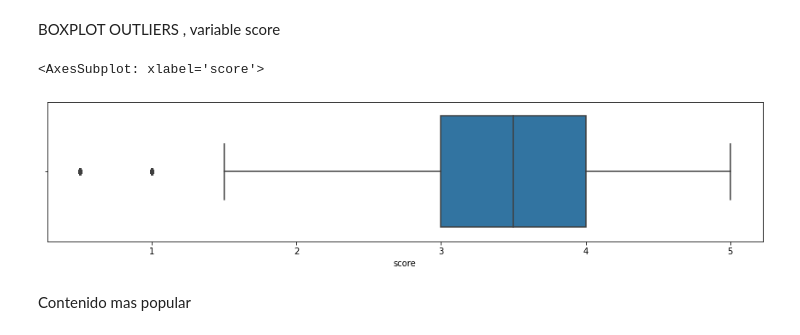
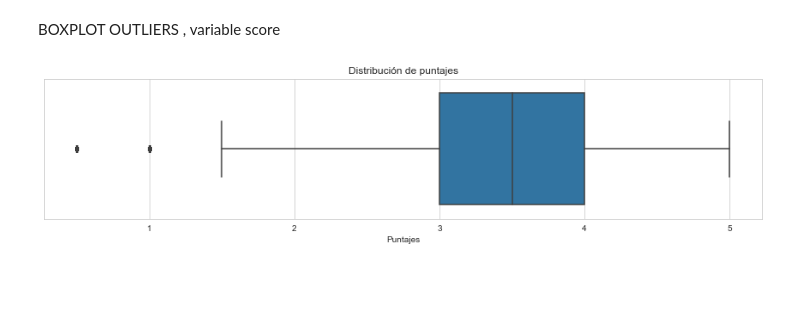
Before and after one commit to gonzalocba/MLops_Streaming, a Jupyter notebook: EDA_final.ipynb, the cells around one changed output. Drawn from its saved outputs; the diff is of its cells as text; code cells hidden in the pictures; blank space fills up the shorter version.

```diff
--- a/EDA_final.ipynb
+++ b/EDA_final.ipynb
@@ -104,0 +90,7 @@ The palette list has fewer values (3) than needed (10) and will cycle, which may
+# %%
+sns.set_style("whitegrid")
+g = sns.pairplot(plataformas_df, hue="score", palette="colorblind")
+g.fig.suptitle("Relación entre plataformas y puntajes", y=1.08)
+plt.xlabel("Plataformas")
+plt.ylabel("Puntajes")
+plt.show()
@@ -107,10 +101,11 @@ BOXPLOT OUTLIERS , variable score
 # %%
 #Gráfico comportamiento outliers variable score
 
+sns.set_style("whitegrid")
 plt.subplots(figsize=(15,3))
-sns.boxplot(x=plataformas_df[~plataformas_df['score'].isna()]['score'])
+sns.boxplot(x=plataformas_df[~plataformas_df['score'].isna()]['score'], linewidth=1.5)
+plt.title("Distribución de puntajes")
+plt.xlabel("Puntajes")
+plt.show()
 # %% [output]
-<AxesSubplot: xlabel='score'>
-[figure, old version]
+[figure, new version]
-# %% [markdown]
-Contenido mas popular
```
Also changed, not shown: parts of 11 cells of this notebook, 5 other files.
